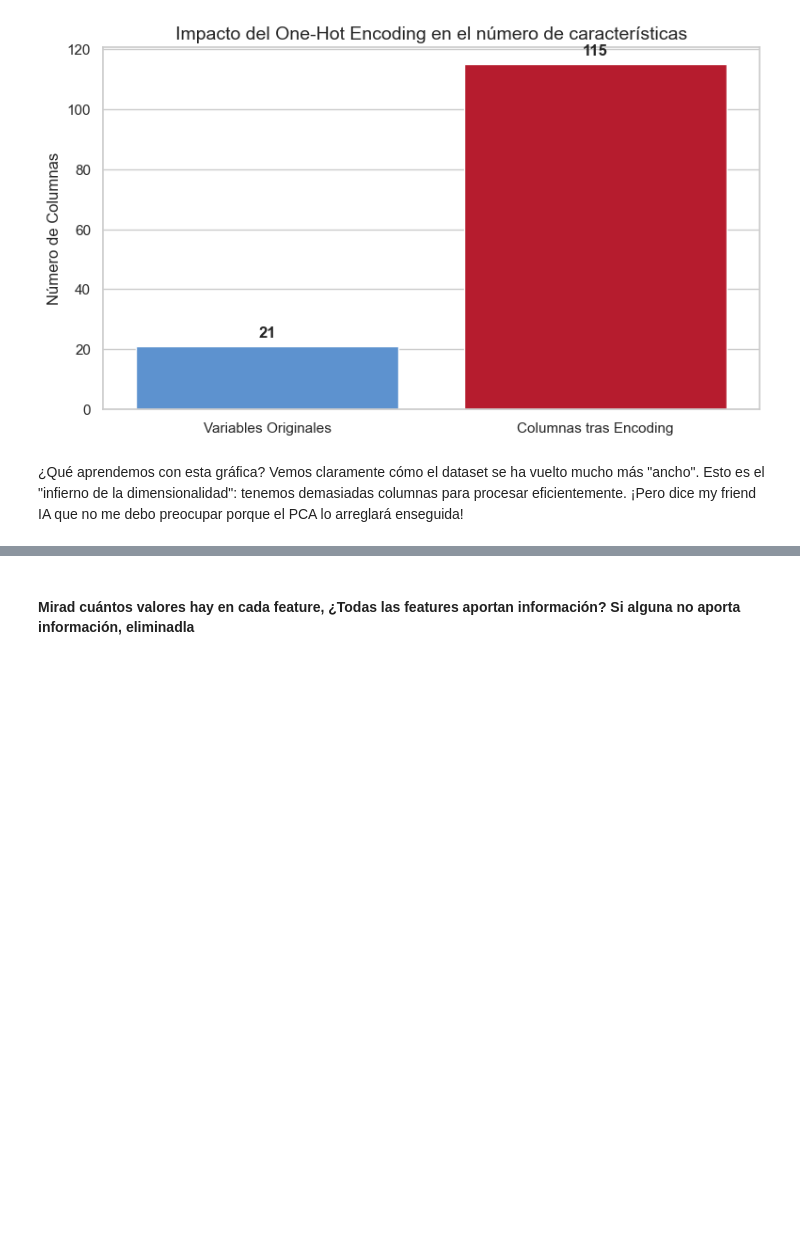
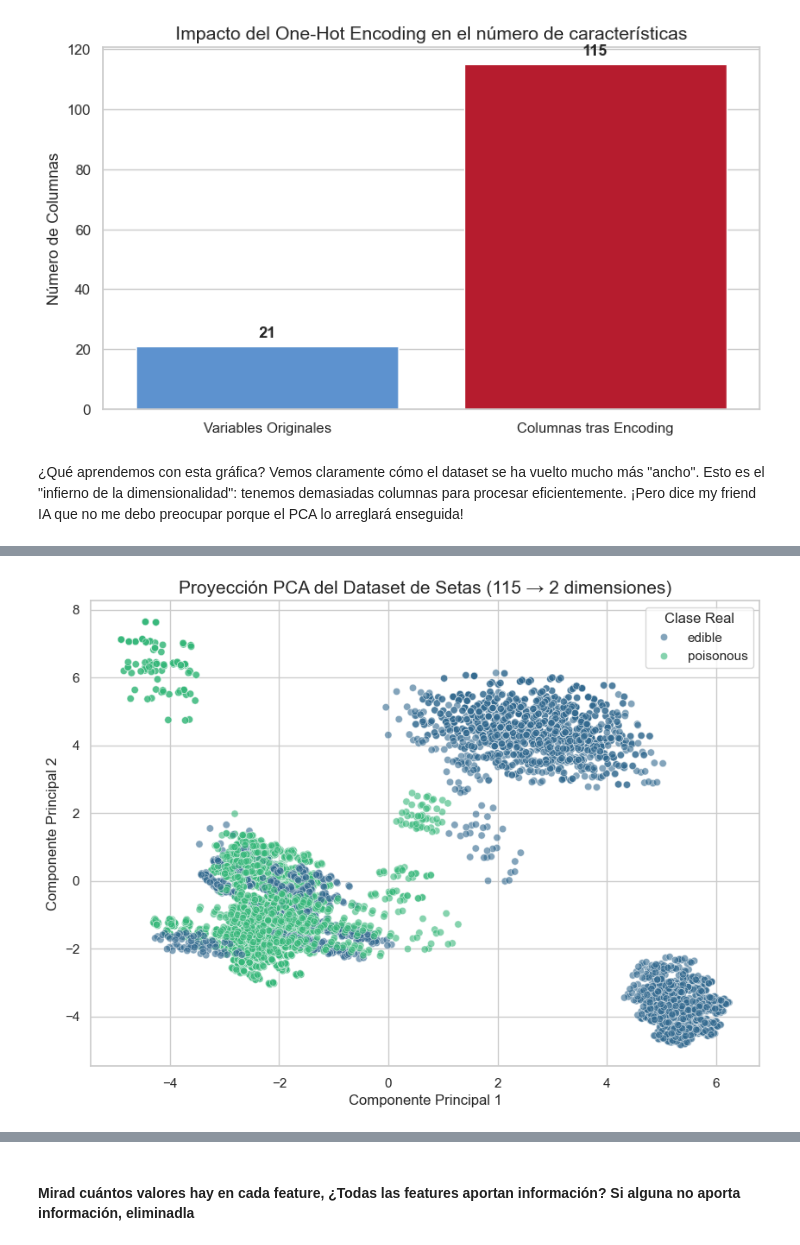
Before and after one commit to ThamirysKearney/DA-Project-Unsupervised-ML-Thami, a Jupyter notebook: notebooks/workshop_clustering_pca.ipynb, the cells around one changed output, grey strips where cells are left out. Saved outputs shown, nothing was run; the diff lists cells and outputs as text; code cells hidden in the pictures; blank space fills up the shorter version.

```diff
--- a/notebooks/workshop_clustering_pca.ipynb
+++ b/notebooks/workshop_clustering_pca.ipynb
@@ -742,0 +759,18 @@ Vemos claramente cómo el dataset se ha vuelto mucho más "ancho". Esto es el "i
+# %%
+# 1. Importamos la clase PCA de scikit-learn (ya lo hicimos arriba, pero por claridad lo volvemos a poner aqui, además creo que me ayudrá a entender mejor el bloque de código del PCA, que es un poco técnico)
+from sklearn.decomposition import PCA
+
+# 2. Configuramos el PCA para que nos devuelva exactamente 2 dimensiones
+# Usamos RANDOM_STATE para que la proyección sea siempre la misma
+pca = PCA(n_components=2, random_state=RANDOM_STATE)
+
+# 3. 'Entrenamos' el PCA con nuestros datos escalados (X_final)
+pca.fit(X_final)
+
+# 4. Transformamos los datos: pasamos de 115 columnas a solo 2
+# El resultado es una matriz (array) de numpy
+X_pca = pca.transform(X_final)
+
+# 5. Creamos un pequeño resumen de lo que ha pasado
+print(f"✅ Dimensionalidad reducida de {X_final.shape[1]} a {X_pca.shape[1]} columnas.")
+print(f"Varianza explicada por estas 2 componentes: {pca.explained_variance_ratio_.sum():.2%}")
@@ -742,0 +783,32 @@ Vemos claramente cómo el dataset se ha vuelto mucho más "ancho". Esto es el "i
+# %%
+# Visualización del Scatterplot en 2D
+
+# 1. Configuramos el estilo y tamaño de la gráfica
+plt.figure(figsize=(10, 7))
+
+# 2. Creamos el scatterplot
+# X_pca[:, 0] es la primera componente (Eje X)
+# X_pca[:, 1] es la segunda componente (Eje Y)
+# hue=y colorea los puntos según sean 'e' o 'p'
+sns.scatterplot(
+    x=X_pca[:, 0],
+    y=X_pca[:, 1],
+    hue=y,
+    palette='viridis',
+    alpha=0.6 # Añadimos un poco de transparencia para ver la densidad
+)
+
+# 3. Personalizamos títulos y etiquetas
+plt.title('Proyección PCA del Dataset de Setas (115 → 2 dimensiones)', fontsize=15)
+plt.xlabel('Componente Principal 1', fontsize=12)
+plt.ylabel('Componente Principal 2', fontsize=12)
+plt.legend(title='Clase Real', loc='upper right')
+
+
+# Cambiamos las etiquetas de la leyenda
+handles, labels = plt.gca().get_legend_handles_labels()
+plt.legend(handles, ['edible', 'poisonous'], title='Clase Real', loc='upper right')
+
+plt.show()
+# %% [output]
+[figure, added]
```
Also changed, not shown: parts of 22 cells of this notebook.
